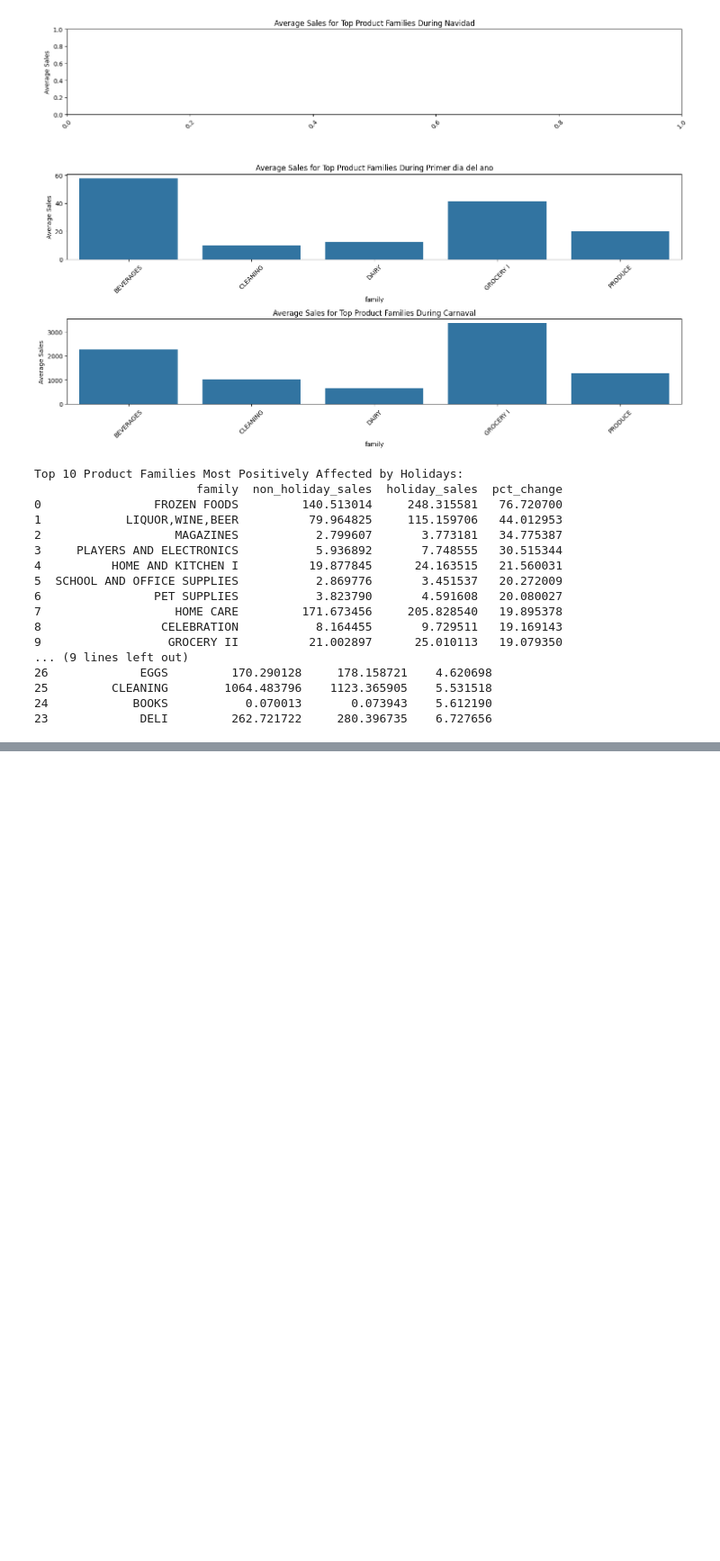
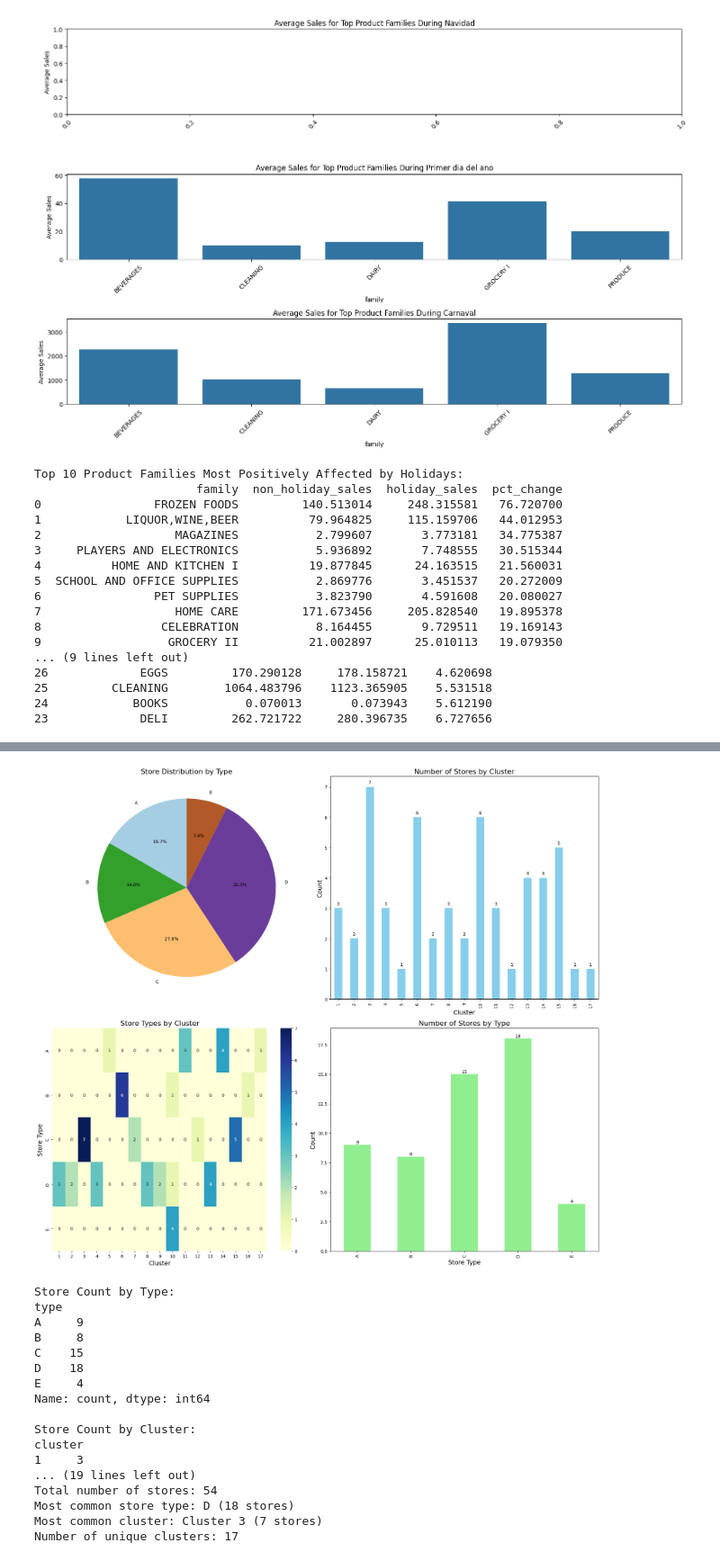
Before and after one commit to gupessanha/Data-Mining, a Jupyter notebook: T2/trab2.ipynb, the cells around one changed output, grey strips where cells are left out. Shown at 90% size. Drawn from its saved outputs; the diff is of its cells as text; code cells hidden in the pictures; blank space fills up the shorter version.

```diff
--- a/T2/trab2.ipynb
+++ b/T2/trab2.ipynb
@@ -391,0 +518,75 @@ train_with_holidays
+# %%
+# Create a figure with multiple subplots for different visualizations
+fig, axes = plt.subplots(2, 2, figsize=(18, 16))
+
+# Count stores by type
+store_type_counts = df_stores['type'].value_counts().sort_index()
+type_ax = axes[0, 0]
+store_type_counts.plot(kind='pie', autopct='%1.1f%%', startangle=90, ax=type_ax,
+                      colors=plt.cm.Paired(np.linspace(0, 1, len(store_type_counts))))
+type_ax.set_title('Store Distribution by Type', fontsize=16)
+type_ax.set_ylabel('')  # Remove y-label for pie chart
+
+# Count stores by cluster
+store_cluster_counts = df_stores['cluster'].value_counts().sort_index()
+cluster_ax = axes[0, 1]
+store_cluster_counts.plot(kind='bar', ax=cluster_ax, color='skyblue')
+cluster_ax.set_title('Number of Stores by Cluster', fontsize=16)
+cluster_ax.set_xlabel('Cluster', fontsize=14)
+cluster_ax.set_ylabel('Count', fontsize=14)
+# Add count labels to the bars
+for i, v in enumerate(store_cluster_counts):
+    cluster_ax.text(i, v + 0.1, str(v), ha='center')
+
+# Create cross-tabulation of type and cluster to see their relationship
+type_cluster_cross = pd.crosstab(df_stores['type'], df_stores['cluster'])
+cross_ax = axes[1, 0]
+sns.heatmap(type_cluster_cross, annot=True, fmt='d', cmap='YlGnBu', ax=cross_ax)
+cross_ax.set_title('Store Types by Cluster', fontsize=16)
+cross_ax.set_xlabel('Cluster', fontsize=14)
+cross_ax.set_ylabel('Store Type', fontsize=14)
+
+# Bar chart showing total stores by type
+bar_ax = axes[1, 1]
+store_type_counts.plot(kind='bar', ax=bar_ax, color='lightgreen')
+bar_ax.set_title('Number of Stores by Type', fontsize=16)
+bar_ax.set_xlabel('Store Type', fontsize=14)
+bar_ax.set_ylabel('Count', fontsize=14)
+# Add count labels to the bars
+for i, v in enumerate(store_type_counts):
+    bar_ax.text(i, v + 0.1, str(v), ha='center')
+
+plt.tight_layout()
+plt.show()
+
+# Display the numeric data as well
+print("Store Count by Type:")
+print(store_type_counts)
+print("\nStore Count by Cluster:")
+print(store_cluster_counts)
+
+# Statistics summary
+print("\nSummary Statistics:")
+print(f"Total number of stores: {len(df_stores)}")
+print(f"Most common store type: {df_stores['type'].value_counts().index[0]} ({df_stores['type'].value_counts().iloc[0]} stores)")
+print(f"Most common cluster: Cluster {df_stores['cluster'].value_counts().index[0]} ({df_stores['cluster'].value_counts().iloc[0]} stores)")
+print(f"Number of unique clusters: {df_stores['cluster'].nunique()}")
+# %% [output]
+[figure, added]
+Store Count by Type:
+type
+A     9
+B     8
+C    15
+D    18
+E     4
+Name: count, dtype: int64
+
+Store Count by Cluster:
+cluster
+1     3
+... (19 lines left out)
+Total number of stores: 54
+Most common store type: D (18 stores)
+Most common cluster: Cluster 3 (7 stores)
+Number of unique clusters: 17
```
Also changed, not shown: parts of 9 cells of this notebook.
